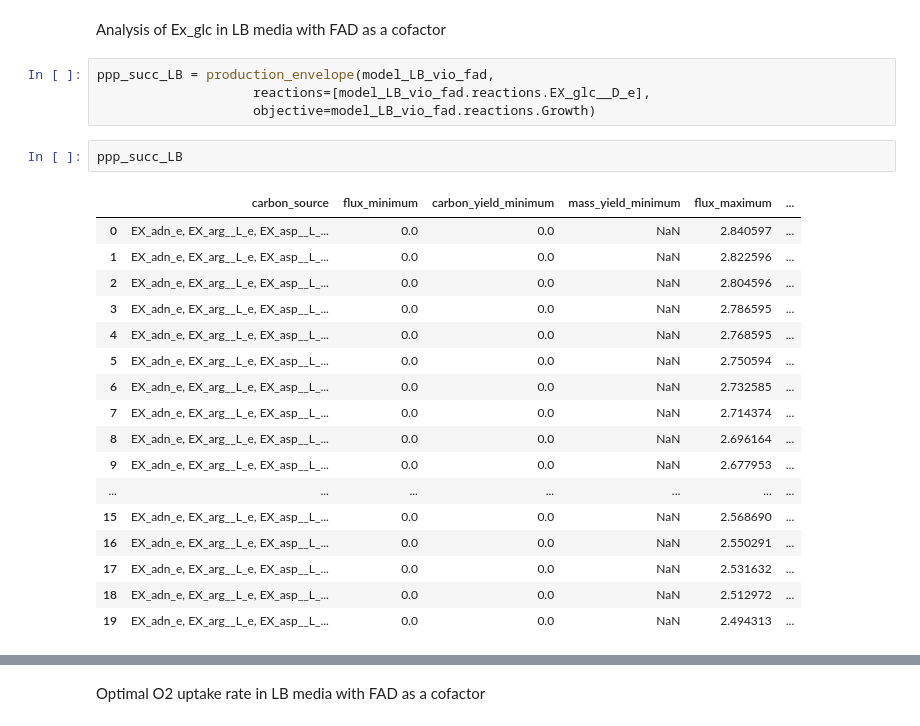
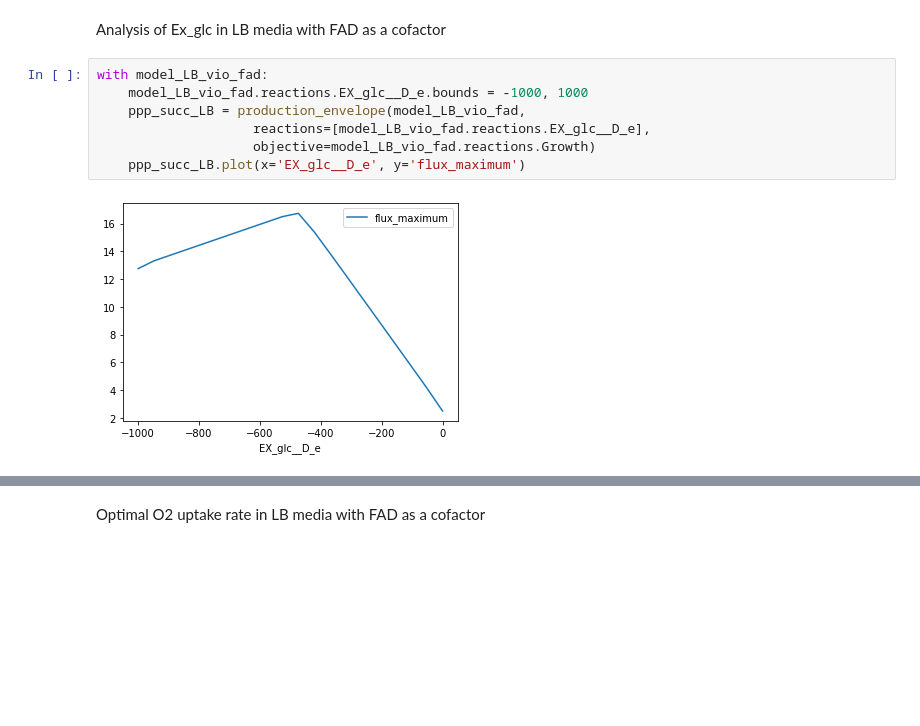
Before and after one commit to 27410/group-assignment-2021-group_1_vibrio_natriegens_2021, a Jupyter notebook: Phenotypic_phase_planes_plotting.ipynb, the cells around one changed output, grey strips where cells are left out. Cells and saved outputs as stored; diff of their text form; blank space fills up the shorter version.

```diff
--- a/Phenotypic_phase_planes_plotting.ipynb
+++ b/Phenotypic_phase_planes_plotting.ipynb
@@ -12,26 +12,11 @@ linear_reaction_coefficients(model_LB_vio_fad)
 # %% [markdown]
 Analysis of Ex_glc in LB media with FAD as a cofactor
 # %%
-ppp_succ_LB = production_envelope(model_LB_vio_fad,
+with model_LB_vio_fad:
+    model_LB_vio_fad.reactions.EX_glc__D_e.bounds = -1000, 1000
+    ppp_succ_LB = production_envelope(model_LB_vio_fad,
                     reactions=[model_LB_vio_fad.reactions.EX_glc__D_e],
                     objective=model_LB_vio_fad.reactions.Growth)
+    ppp_succ_LB.plot(x='EX_glc__D_e', y='flux_maximum')
+# %% [output]
+[figure, added]
-# %%
-ppp_succ_LB
-# %% [output]
-|  | carbon_source | flux_minimum | carbon_yield_minimum | mass_yield_minimum | flux_maximum | ... |
-| 0 | EX_adn_e, EX_arg__L_e, EX_asp__L_... | 0.0 | 0.0 | NaN | 2.840597 | ... |
-| 1 | EX_adn_e, EX_arg__L_e, EX_asp__L_... | 0.0 | 0.0 | NaN | 2.822596 | ... |
-| 2 | EX_adn_e, EX_arg__L_e, EX_asp__L_... | 0.0 | 0.0 | NaN | 2.804596 | ... |
-| 3 | EX_adn_e, EX_arg__L_e, EX_asp__L_... | 0.0 | 0.0 | NaN | 2.786595 | ... |
-| 4 | EX_adn_e, EX_arg__L_e, EX_asp__L_... | 0.0 | 0.0 | NaN | 2.768595 | ... |
-| 5 | EX_adn_e, EX_arg__L_e, EX_asp__L_... | 0.0 | 0.0 | NaN | 2.750594 | ... |
-| 6 | EX_adn_e, EX_arg__L_e, EX_asp__L_... | 0.0 | 0.0 | NaN | 2.732585 | ... |
-| 7 | EX_adn_e, EX_arg__L_e, EX_asp__L_... | 0.0 | 0.0 | NaN | 2.714374 | ... |
-| 8 | EX_adn_e, EX_arg__L_e, EX_asp__L_... | 0.0 | 0.0 | NaN | 2.696164 | ... |
-| 9 | EX_adn_e, EX_arg__L_e, EX_asp__L_... | 0.0 | 0.0 | NaN | 2.677953 | ... |
-| ... | ... | ... | ... | ... | ... | ... |
-| 15 | EX_adn_e, EX_arg__L_e, EX_asp__L_... | 0.0 | 0.0 | NaN | 2.568690 | ... |
-| 16 | EX_adn_e, EX_arg__L_e, EX_asp__L_... | 0.0 | 0.0 | NaN | 2.550291 | ... |
-| 17 | EX_adn_e, EX_arg__L_e, EX_asp__L_... | 0.0 | 0.0 | NaN | 2.531632 | ... |
-| 18 | EX_adn_e, EX_arg__L_e, EX_asp__L_... | 0.0 | 0.0 | NaN | 2.512972 | ... |
-| 19 | EX_adn_e, EX_arg__L_e, EX_asp__L_... | 0.0 | 0.0 | NaN | 2.494313 | ... |
```
Also changed, not shown: parts of 8 cells of this notebook, 1 other file.
